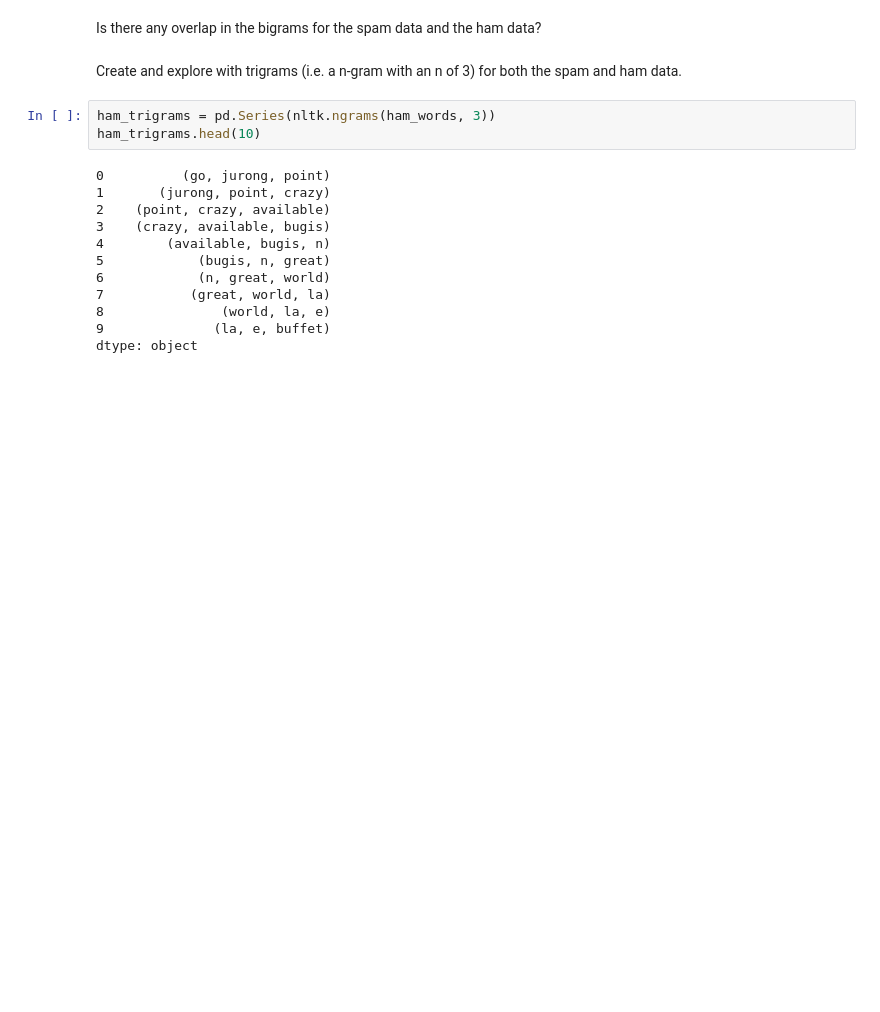
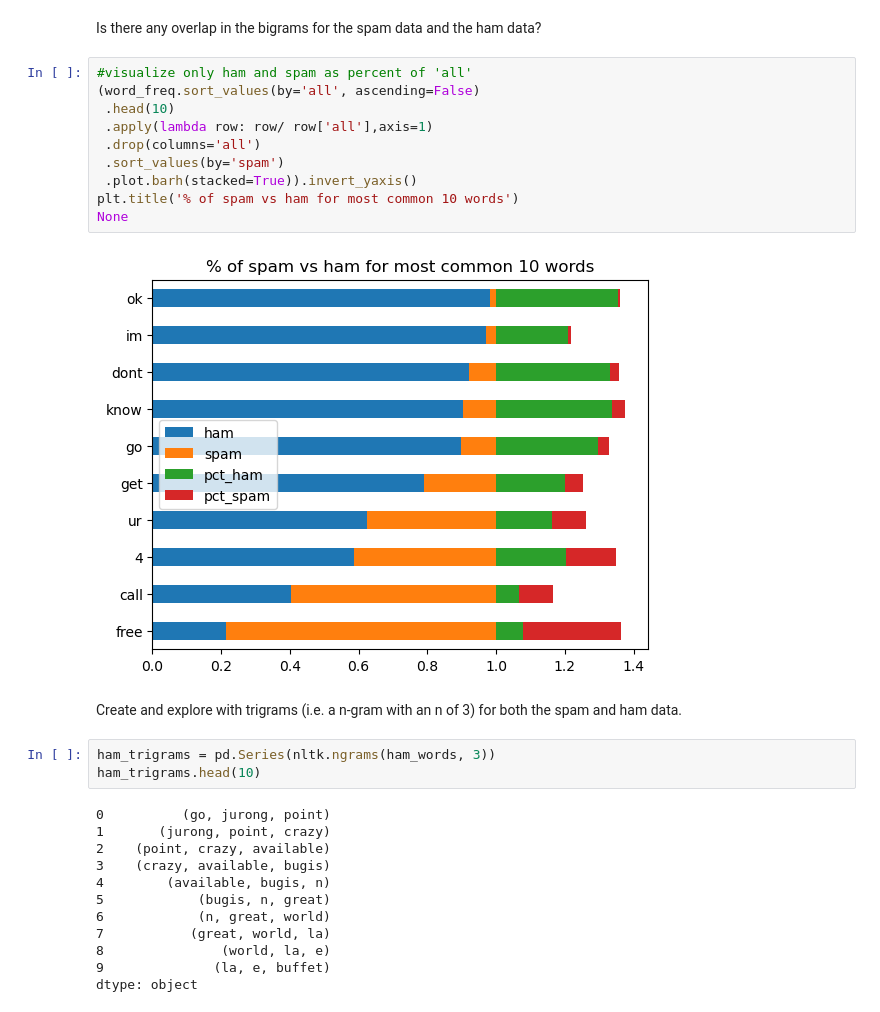
Before and after one commit to jorgellopez38/natural-language-processing-exercises, a Jupyter notebook: explore.ipynb, the cells around one changed output. Cells and saved outputs as stored; diff of their text form; blank space fills up the shorter version.

```diff
--- a/explore.ipynb
+++ b/explore.ipynb
@@ -221,5 +222,17 @@ plt.show()
 # %% [markdown]
 Is there any overlap in the bigrams for the spam data and the ham data?
+# %%
+#visualize only ham and spam as percent of 'all'
+(word_freq.sort_values(by='all', ascending=False)
+ .head(10)
+ .apply(lambda row: row/ row['all'],axis=1)
+ .drop(columns='all')
+ .sort_values(by='spam')
+ .plot.barh(stacked=True)).invert_yaxis()
+plt.title('% of spam vs ham for most common 10 words')
+None
+# %% [output]
+[figure, added]
 # %% [markdown]
 Create and explore with trigrams (i.e. a n-gram with an n of 3) for both the spam and ham data.
 # %%
```
Also changed, not shown: parts of 20 cells of this notebook.
